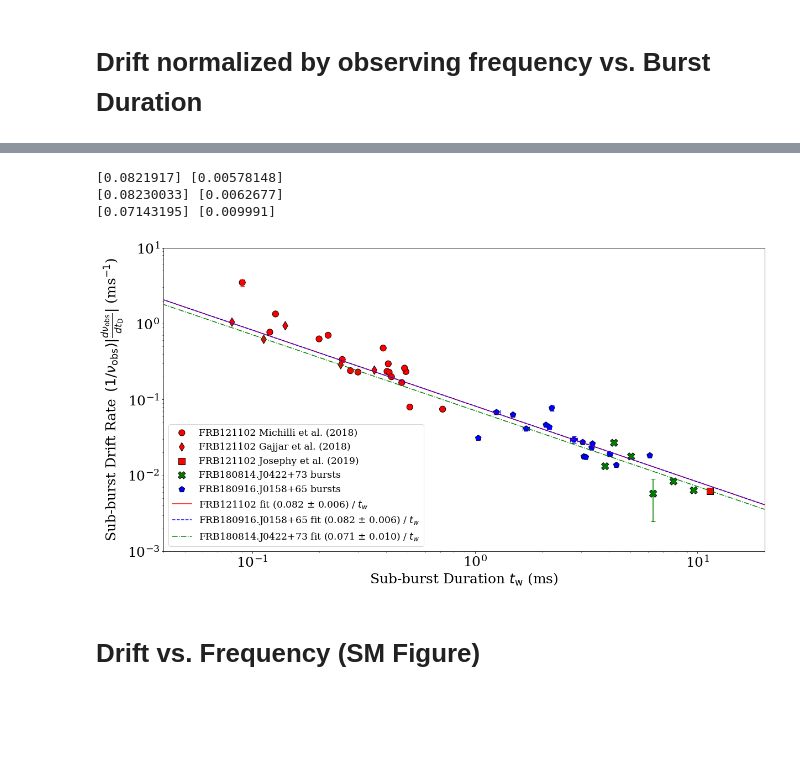
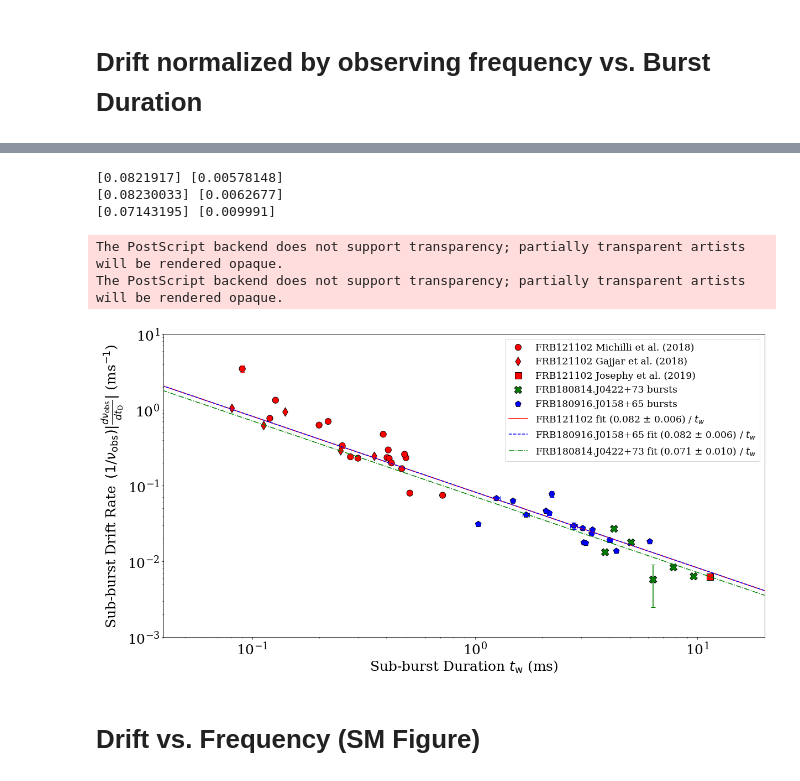
Before and after one commit to mef51/subdriftlaw, a Jupyter notebook: universal/DriftvsDuration_universal.ipynb, the cells around one changed output, grey strips where cells are left out. Cells and saved outputs as stored; diff of their text form; code cells hidden in the pictures; blank space fills up the shorter version.

Commit message:
update figure error bar

```diff
--- a/universal/DriftvsDuration_universal.ipynb
+++ b/universal/DriftvsDuration_universal.ipynb
@@ -772,6 +814,11 @@ selectbursts180814.plot.scatter(ax=ax, x='tau_w_ms', y='drift_over_nuobs',
                                figsize=figsize, s=markersize+50, c='color', colorbar=False, fontsize=fontsize, logy=logscale, logx=logscale, marker='X', edgecolors='k',
                                label='FRB180814.J0422+73 bursts'.format(dms180814[dm_idx]))
                                #label='FRB180814.J0422+73 bursts @ DM={} pc/cm$^3$'.format(dms180814[dm_idx]))
+# burstsSGR1935.plot.scatter(ax=ax, x='tau_w_ms', y='drift_over_nuobs',
+#                                xerr=np.sqrt(burstsSGR1935['red_chisq'])*burstsSGR1935['tau_w_error'],
+#                                yerr=np.sqrt(burstsSGR1935['red_chisq'])*burstsSGR1935['drift error (mhz/ms)']/burstsSGR1935['center_f'],
+#                                figsize=figsize, s=markersize, c='color', colorbar=False, fontsize=fontsize, logy=logscale, logx=logscale, marker='p', edgecolors='k',
+#                                label='SGR1935+2154 bursts')
 
 otherbursts.head(5).plot.scatter(ax=ax, x='tau_w_ms', y='drift_over_nuobs',
                          xerr=np.sqrt(otherbursts['red_chisq'])*otherbursts['tau_w_error'],
@@ -788,15 +835,18 @@ otherbursts.tail(1).plot.scatter(ax=ax, x='tau_w_ms', y='drift_over_nuobs',
 #     ax.annotate(k, (v['tau_w_ms'], v['drift_over_nuobs']), xytext=(-3,5), textcoords='offset points', weight='bold', size=annotsize)
 # for k, v in selectbursts180916.iterrows():
 #     ax.annotate(int(k) if k != 15.5 else k, (v['tau_w_ms'], v['drift_over_nuobs']), xytext=(-3,5), textcoords='offset points', weight='bold', size=annotsize)
+# for k, v in burstsSGR1935.iterrows():
+#     if v['drift_over_nuobs'] > 0 or not logscale:
+#         ax.annotate(k, (v['tau_w_ms'], v['drift_over_nuobs']), xytext=(-3,5), textcoords='offset points', weight='bold', size=annotsize)
 # for k, v in selectbursts180814.iterrows():
 #     if v['drift_over_nuobs'] > 0:
 #         ax.annotate(k, (v['tau_w_ms'], v['drift_over_nuobs']), xytext=(-3,5), textcoords='offset points', weight='bold', size=annotsize)
 
 if not logscale:
-    ax.set_xlim(-0.1, 20)
-    ax.set_ylim(-0.2, 4)
+    pass
+    # ax.set_xlim(-0.1, 20)
+    # ax.set_ylim(-0.2, 4)
 elif logscale:
-    #ax.set_xlim(0.02, 20)
     ax.set_xlim(0.04, 20)
     ax.set_ylim(10**-3, 10**1)
 
@@ -849,35 +899,37 @@ opts  = [np.exp(odrfit_log.beta), np.exp(odrfit_log180916.beta), np.exp(odrfit_l
 errs  = [opts[0]*(np.exp(odrfit_log.sd_beta)-1), opts[1]*(np.exp(odrfit_log180916.sd_beta)-1), opts[2]*(np.exp(odrfit_log180814.sd_beta)-1)]
 #errs  = [np.exp(odrfit_log.sd_beta), np.exp(odrfit_log180916.sd_beta), np.exp(odrfit_log180814.sd_beta)]
 #names = ['Fit from FRB121102 bursts', 'Fit from FRB180916.J0158+65 bursts', 'Fit from FRB180814.J0422+73 bursts']
 
 names = ['FRB121102 fit', 'FRB180916.J0158+65 fit', 'FRB180814.J0422+73 fit']
 ls    = ['r-', 'b--', 'g-.']
 for opt, err, name, l in zip(opts, errs, names, ls):
     print(opt, err)
     lstr = '{} ({:.3f} $\pm$ {:.3f}) / $t_w$'.format(name, opt[0], err[0])
     plt.plot(x, opt[0]/x, l, label=lstr)
 
 handles, labels = ax.get_legend_handles_labels()
 #handles = [handles[0], handles[2], handles[4], handles[5], handles[1], handles[3]]
 #labels = [labels[0], labels[2], labels[4], labels[5], labels[1], labels[3]]
 # handles = [handles[2], handles[5], handles[6], handles[4], handles[3], handles[0], handles[1]]
 # labels = [labels[2], labels[5], labels[6], labels[4], labels[3], labels[0], labels[1]]
 handles = [handles[3], handles[6], handles[7], handles[5], handles[4], handles[0], handles[1], handles[2]]
 labels = [labels[3], labels[6], labels[7], labels[5], labels[4], labels[0], labels[1], labels[2]]
-plt.legend(handles, labels, fontsize='xx-large', loc=3)
+plt.legend(handles, labels, fontsize='xx-large')
 # 2 digits, ytitle
 
 # plt.title("Non Redshift Corrected", size=20)
 #plt.title("FRB121102, FRB180916.J0158+65, and FRB180814.J0422+73", size=20)
 plt.tight_layout()
 # plt.savefig('180814_dm{}.png'.format(dms180814[dm_idx]))
 # print('180814_dm{}.png'.format(dms180814[dm_idx]))
-# for f in ['png', 'pdf', 'eps']: plt.savefig('figures/{}.{}'.format(filename, f))
+for f in ['png', 'pdf', 'eps']: plt.savefig('figures/{}.{}'.format(filename, f))
 # for f in ['png']: plt.savefig('figures/{}.{}'.format(filename, f))
 # %% [output]
 [0.0821917] [0.00578148]
 [0.08230033] [0.0062677]
 [0.07143195] [0.009991]
+The PostScript backend does not support transparency; partially transparent artists will be rendered opaque.
+The PostScript backend does not support transparency; partially transparent artists will be rendered opaque.
-[figure, old version]
+[figure, new version]
 # %% [markdown]
 # Drift vs. Frequency (SM Figure)
```
Also changed, not shown: parts of 9 cells of this notebook, 5 other files.
